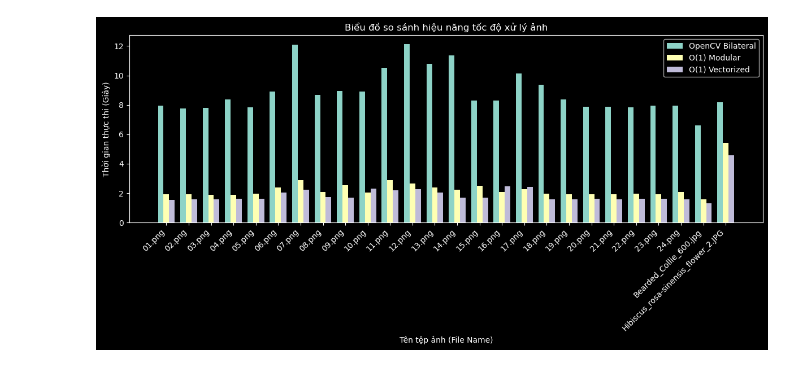
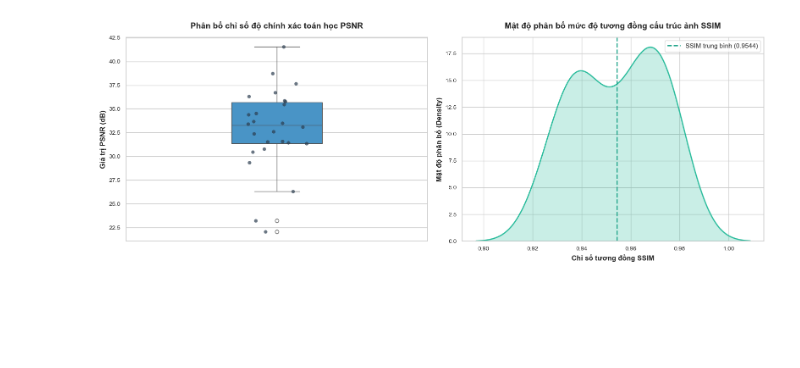
Before and after one commit to Dungx1107/BTL-XLA, a Jupyter notebook: benchmark_bilateral.ipynb, the cells around one changed output. Cells and saved outputs as stored; diff of their text form; code cells hidden in the pictures; blank space fills up the shorter version.

```diff
--- a/benchmark_bilateral.ipynb
+++ b/benchmark_bilateral.ipynb
@@ -18,20 +23,28 @@ Successfully installed MarkupSafe-3.0.3 jinja2-3.1.6
 # %%
 import os
-import time
 import cv2
 import numpy as np
 import pandas as pd
 import matplotlib.pyplot as plt
+import seaborn as sns
 from skimage.metrics import peak_signal_noise_ratio as psnr
 from skimage.metrics import structural_similarity as ssim
 
-# Sửa lại đường dẫn import đúng theo cấu trúc thư mục /filters của dự án
-from filters.constant_time_bilateral_2 import ConstantTimeBilateral as ConstantTimeBilateralModular
-from filters.constant_time_bilateral_3 import ConstantTimeBilateral as ConstantTimeBilateralVectorized
+# Cấu hình giao diện đồ thị chuyên nghiệp
+sns.set_theme(style="whitegrid")
+plt.rcParams.update({
+    'font.family': 'sans-serif',
+    'font.size': 11,
+    'axes.labelsize': 12,
+    'axes.titlesize': 14,
+    'xtick.labelsize': 10,
+    'ytick.labelsize': 10
+})
 
-# Định nghĩa đường dẫn hệ thống - Chỉ định lưu vào results2
+# Đường dẫn tài nguyên hệ thống
 INPUT_DIR = 'images'
-OUTPUT_DIR = 'results2'
-CSV_OUTPUT = os.path.join(OUTPUT_DIR, 'benchmark_results.csv')
+OUTPUT_DIR = 'results'
+CSV_MAIN = os.path.join(OUTPUT_DIR, 'csv/complete_benchmark.csv')
+CSV_ACCURACY = os.path.join(OUTPUT_DIR, 'csv/o1_accuracy_verification.csv')
 
 os.makedirs(OUTPUT_DIR, exist_ok=True)
@@ -174,22 +201,25 @@ df[['Image', 'Time_CV2(s)', 'Time_Modular(s)', 'Time_Vectorized(s)', 'PSNR_Vec_v
-# %%
-if not df.empty:
-    plt.figure(figsize=(12, 6))
-    x = np.arange(len(df['Image']))
-    width = 0.25
-
-    plt.bar(x - width, df['Time_CV2(s)'], width, label='OpenCV Bilateral')
-    plt.bar(x, df['Time_Modular(s)'], width, label='O(1) Modular')
-    plt.bar(x + width, df['Time_Vectorized(s)'], width, label='O(1) Vectorized')
-
-    plt.xlabel('Tên tệp ảnh (File Name)')
-    plt.ylabel('Thời gian thực thi (Giây)')
-    plt.title('Biểu đồ so sánh hiệu năng tốc độ xử lý ảnh')
-    plt.xticks(x, df['Image'], rotation=45, ha='right')
-    plt.legend()
-    plt.tight_layout()
-
-    # Lưu biểu đồ phân tích vào thư mục results2
-    plt.savefig(os.path.join(OUTPUT_DIR, 'speed_comparison_chart.png'))
-    plt.show()
-# %% [output]
-[figure, removed]
+# %%
+# Cell 4: Vẽ biểu đồ phân bổ chất lượng (Boxplot & Mật độ hạt KDE) để làm báo cáo
+if 'df_accuracy' in locals() and not df_accuracy.empty:
+    fig, (ax1, ax2) = plt.subplots(1, 2, figsize=(16, 6))
+
+    # Đồ thị Boxplot phân bổ chỉ số nhiễu tín hiệu PSNR
+    sns.boxplot(y=df_accuracy['PSNR_Vectorized_vs_Modular (dB)'], ax=ax1, color='#3498db', width=0.3)
+    sns.stripplot(y=df_accuracy['PSNR_Vectorized_vs_Modular (dB)'], ax=ax1, color='#2c3e50', size=6, jitter=0.1, alpha=0.7)
+    ax1.set_title('Phân bổ chỉ số độ chính xác toán học PSNR', fontweight='bold', pad=15)
+    ax1.set_ylabel('Giá trị PSNR (dB)', fontweight='bold')
+
+    # Đồ thị KDE mật độ phân bổ chỉ số tương đồng cấu trúc SSIM
+    sns.kdeplot(df_accuracy['SSIM_Vectorized_vs_Modular'], ax=ax2, fill=True, color='#2abc9c', linewidth=2)
+    ax2.axvline(df_accuracy['SSIM_Vectorized_vs_Modular'].mean(), color='#16a085', linestyle='--', linewidth=2,
+                label=f"SSIM trung bình ({df_accuracy['SSIM_Vectorized_vs_Modular'].mean():.4f})")
+    ax2.set_title('Mật độ phân bổ mức độ tương đồng cấu trúc ảnh SSIM', fontweight='bold', pad=15)
+    ax2.set_xlabel('Chỉ số tương đồng SSIM', fontweight='bold')
+    ax2.set_ylabel('Mật độ phân bổ (Density)', fontweight='bold')
+    ax2.legend(frameon=True)
+
+    plt.tight_layout()
+    plt.savefig(os.path.join(OUTPUT_DIR, 'accuracy_metrics_distribution.png'), dpi=300)
+    plt.show()
+# %% [output]
+[figure, added]
```
Also changed, not shown: parts of 6 cells of this notebook, 36 other files.
